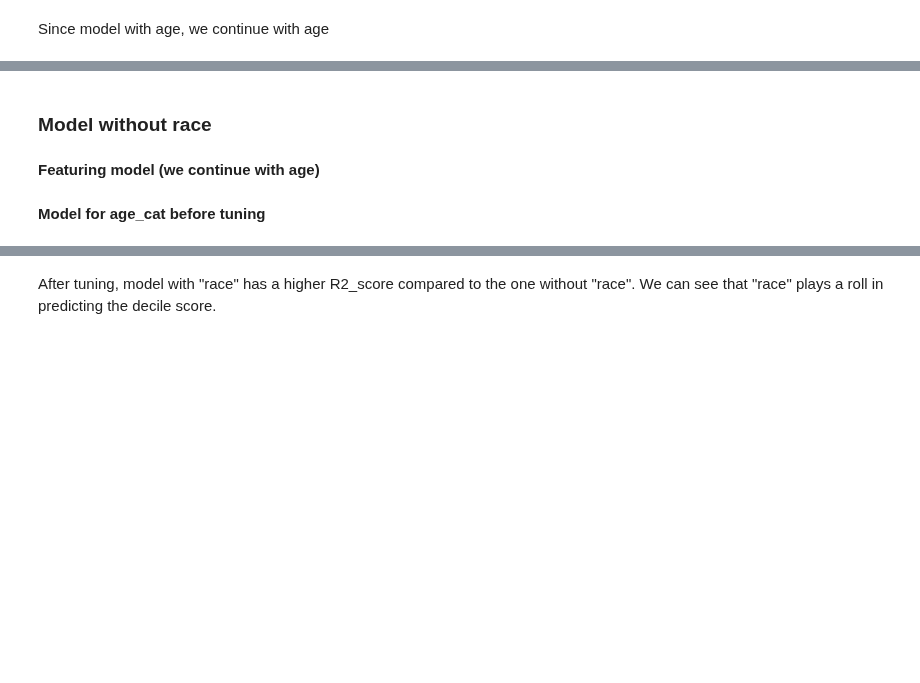
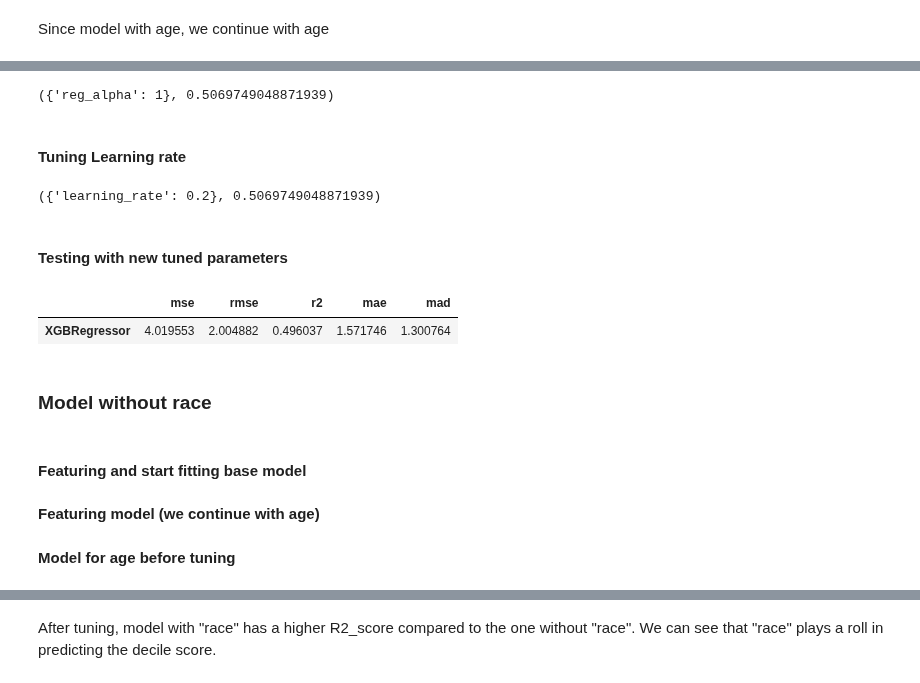
Before and after one commit to Heity94/Compas-recidivism-analysis, a Jupyter notebook: notebooks/Ngan/xgboosting.ipynb, the cells around one changed output, grey strips where cells are left out. Cells and saved outputs as stored; diff of their text form; code cells hidden in the pictures; blank space fills up the shorter version.

```diff
--- a/notebooks/Ngan/xgboosting.ipynb
+++ b/notebooks/Ngan/xgboosting.ipynb
@@ -379,0 +449,11 @@ print(y_pred)
+# %%
+params_3 = {
+    'subsample':[i/10.0 for i in range(9,12)],
+    'colsample_bytree':[i/10.0 for i in range(9,12)]
+}
+gsearch3 = GridSearchCV(estimator = XGBRegressor(base_score=0.5, booster='gbtree', gamma=0.1, learning_rate=0.2,
+                          objective='reg:linear',  n_estimators = 95,
+                          colsample_bylevel=1, colsample_bynode=1, importance_type='gain',
+                          max_delta_step=0, verbosity=0, silent = True, max_depth=2, min_child_weight=4, random_state = ran, seed = seed),param_grid = params_3, cv=5)
+gsearch3.fit(X_train,y_train)
+gsearch3.best_params_, gsearch3.best_score_
@@ -380,5 +481,48 @@ print(y_pred)
+# %%
+params_4 = {
+    'reg_alpha':[0, 1, 0.05]
+}
+gsearch4 = GridSearchCV(estimator = XGBRegressor(base_score=0.5, booster='gbtree', gamma=0.1, learning_rate=0.2,
+                          objective='reg:linear', n_estimators = 95,
+                          colsample_bylevel=1, colsample_bynode=1, importance_type='gain',
+                          max_delta_step=0, verbosity=0, silent = True, max_depth=2, min_child_weight=4,subsample=1,colsample_bytree=1, random_state = ran, seed = seed),param_grid = params_4, cv=5)
+gsearch4.fit(X_train,y_train)
+gsearch4.best_params_, gsearch4.best_score_
+# %% [output]
+({'reg_alpha': 1}, 0.5069749048871939)
+# %% [markdown]
+#### Tuning Learning rate
+# %%
+params_5 = {
+    'learning_rate':np.arange(0.1,0.4,0.1)
+}
+gsearch5 = GridSearchCV(estimator = XGBRegressor(base_score=0.5, booster='gbtree', gamma=0.1,
+                           objective='reg:linear',  n_estimators = 95,
+                          colsample_bylevel=1, colsample_bynode=1, importance_type='gain',subsample=1,colsample_bytree=1,
+                          max_delta_step=0, verbosity=0, silent = True, max_depth=2, min_child_weight=4, reg_alpha=1, random_state = ran, seed = seed),param_grid = params_5, cv=5)
+gsearch5.fit(X_train,y_train)
+gsearch5.best_params_, gsearch5.best_score_
+# %% [output]
+({'learning_rate': 0.2}, 0.5069749048871939)
+# %% [markdown]
+#### Testing with new tuned parameters
+# %%
+xg_reg_tuned = xgb.XGBRegressor(base_score=0.5, booster='gbtree', gamma=0.1, learning_rate = 0.2,
+                           objective='reg:linear',  n_estimators = 95,
+                          colsample_bylevel=1, colsample_bynode=1, importance_type='gain',subsample=1,colsample_bytree=1,
+                          max_delta_step=0, verbosity=0, silent = True, max_depth=2, min_child_weight=4, reg_alpha=1, random_state = ran, seed = seed)
+xg_reg_tuned.fit(X_train, y_train)
+y_pred = xg_reg_tuned.predict(X_test)
+# %%
+exp_xgreg_tuned = dx.Explainer(xg_reg_tuned, X_test, y_test, verbose=False)
+exp_xgreg_tuned.model_performance().result
+# %% [output]
+|  | mse | rmse | r2 | mae | mad |
+| XGBRegressor | 4.019553 | 2.004882 | 0.496037 | 1.571746 | 1.300764 |
 # %% [markdown]
 ### Model without race
+# %% [markdown]
+#### Featuring and start fitting base model
 # %% [markdown]
 **Featuring model (we continue with age)**
 # %%
@@ -402,5 +546,5 @@ X_train, X_test, y_train, y_test = train_test_split(X,y, test_size=0.3, random_s
 # %% [markdown]
-**Model for age_cat before tuning**
+**Model for age before tuning**
 # %%
 
 xg_reg = xgb.XGBRegressor(base_score=0.5, booster='gbtree', gamma=0, learning_rate=0.1,
```
Also changed, not shown: parts of 61 cells of this notebook.
